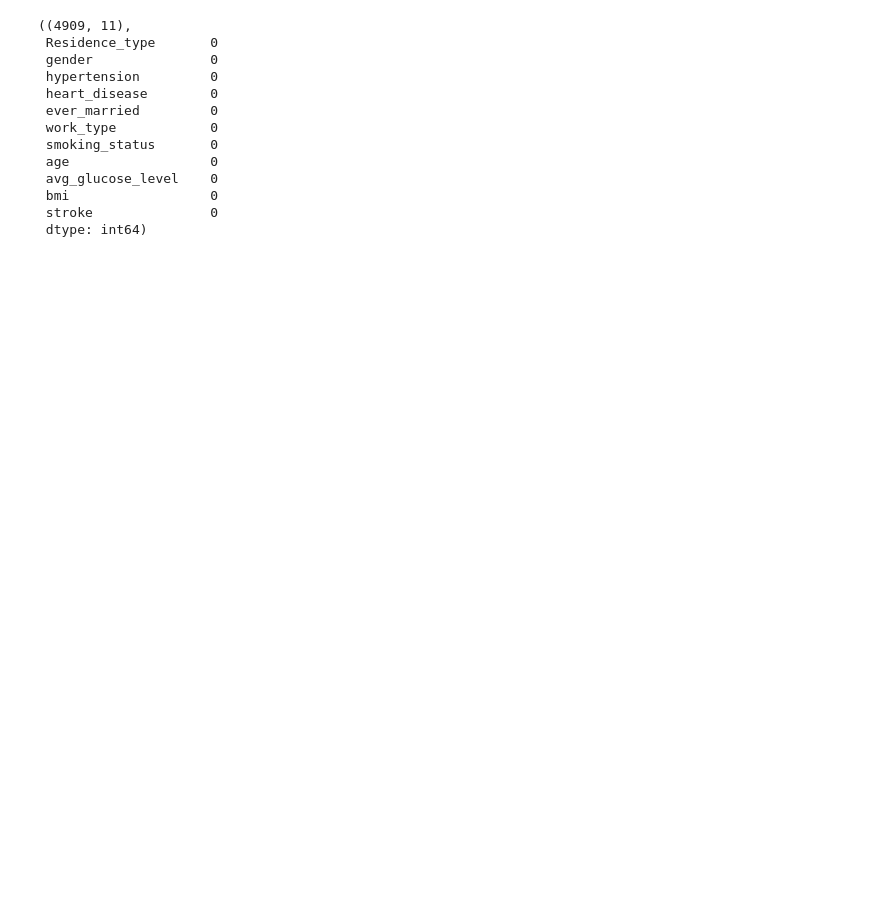
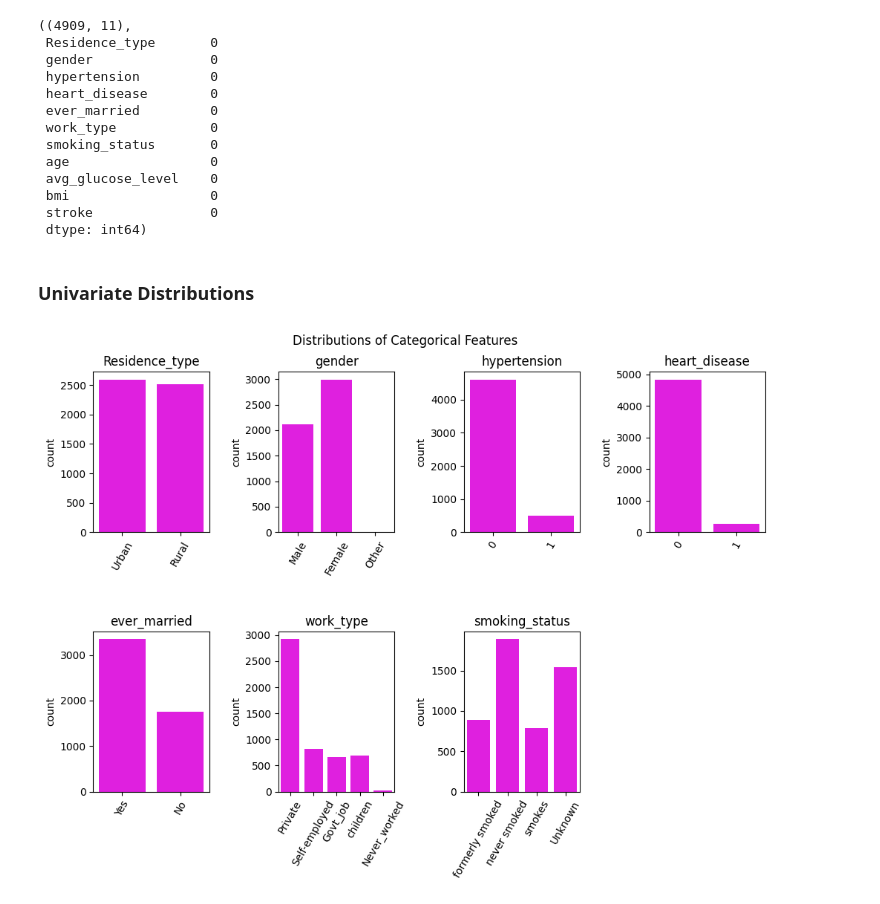
Before and after one commit to mtfattahpour/stroke-prediction, a Jupyter notebook: notebooks/data_exploration.ipynb, the cells around one changed output. Cells and saved outputs as stored; diff of their text form; code cells hidden in the pictures; blank space fills up the shorter version.

```diff
--- a/notebooks/data_exploration.ipynb
+++ b/notebooks/data_exploration.ipynb
@@ -134,3 +135,22 @@ data.shape, data.isna().sum()
  bmi                  0
  stroke               0
  dtype: int64)
+# %% [markdown]
+### Univariate Distributions
+# %%
+fig, axes = plt.subplots(ncols=4, nrows=3, figsize=(10, 10))
+
+axes = axes.flatten()
+for col, ax in zip(categorical_features, axes):
+    sns.countplot(data=df, x=col, ax=ax, color='magenta')
+    ax.set_title(col)
+    ax.set_xlabel('')
+    ax.tick_params(axis='x', rotation=60)
+
+for i in range(len(categorical_features), len(axes)):
+    fig.delaxes(axes[i])
+
+plt.suptitle("Distributions of Categorical Features")
+plt.tight_layout()
+# %% [output]
+[figure, added]
```
Also changed, not shown: parts of 13 cells of this notebook.
